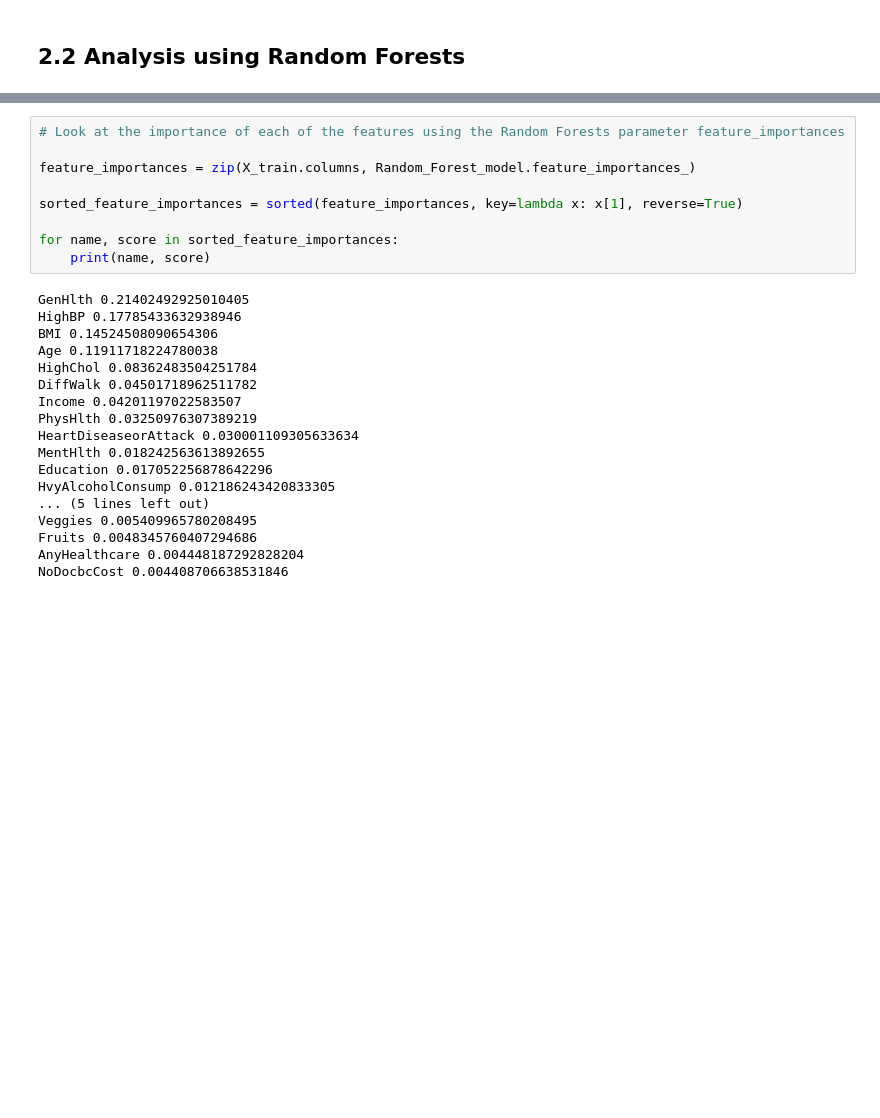
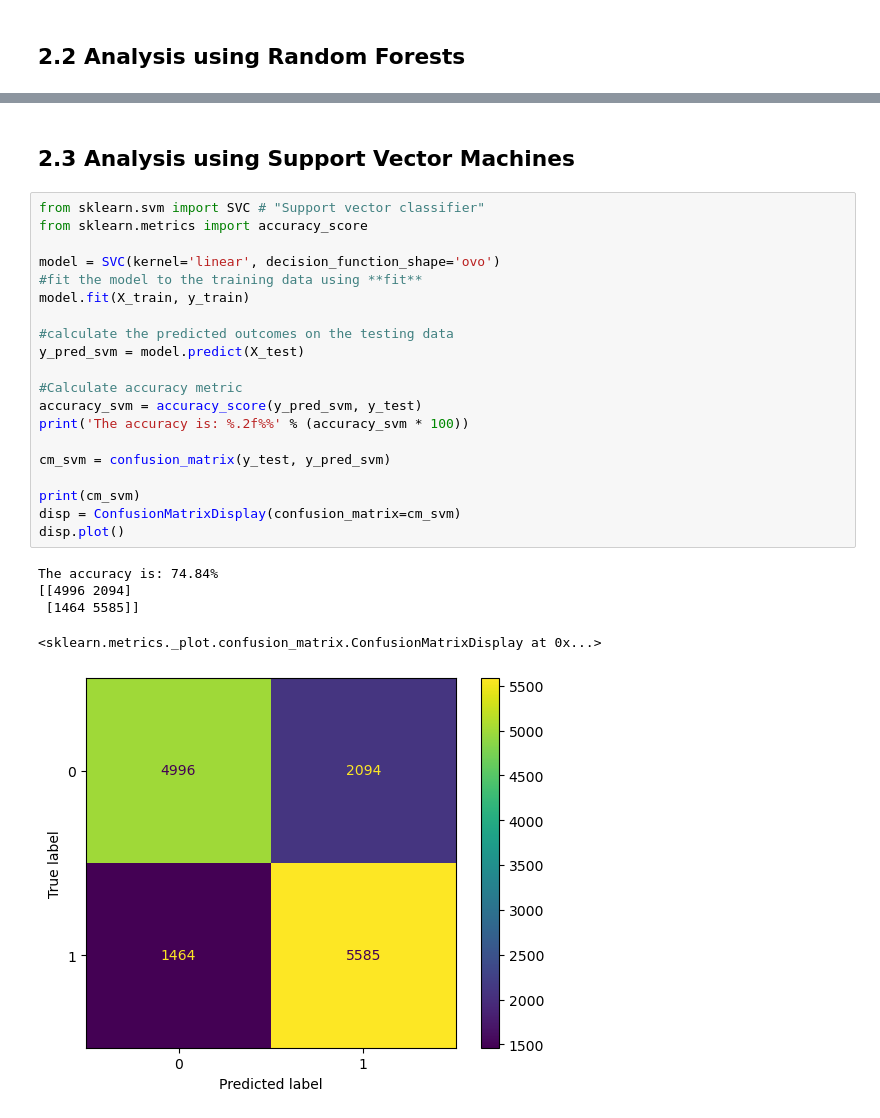
Before and after one commit to vitsiozo/DiabetesProject, a Jupyter notebook: Analysis.ipynb, the cells around one changed output, grey strips where cells are left out. Cells and saved outputs as stored; diff of their text form; blank space fills up the shorter version.

```diff
--- a/Analysis.ipynb
+++ b/Analysis.ipynb
@@ -176,27 +253,28 @@ The accuracy is: 75.11%
-# %%
-# Look at the importance of each of the features using the Random Forests parameter feature_importances
-
-feature_importances = zip(X_train.columns, Random_Forest_model.feature_importances_)
-
-sorted_feature_importances = sorted(feature_importances, key=lambda x: x[1], reverse=True)
-
-for name, score in sorted_feature_importances:
-    print(name, score)
-# %% [output]
-GenHlth 0.21402492925010405
-HighBP 0.17785433632938946
-BMI 0.14524508090654306
-Age 0.11911718224780038
-HighChol 0.08362483504251784
-DiffWalk 0.04501718962511782
-Income 0.04201197022583507
-PhysHlth 0.03250976307389219
-HeartDiseaseorAttack 0.030001109305633634
-MentHlth 0.018242563613892655
-Education 0.017052256878642296
-HvyAlcoholConsump 0.012186243420833305
-... (5 lines left out)
-Veggies 0.005409965780208495
-Fruits 0.0048345760407294686
-AnyHealthcare 0.004448187292828204
-NoDocbcCost 0.004408706638531846
+# %% [markdown]
+## 2.3 Analysis using Support Vector Machines
+# %%
+from sklearn.svm import SVC # "Support vector classifier"
+from sklearn.metrics import accuracy_score
+
+model = SVC(kernel='linear', decision_function_shape='ovo')
+#fit the model to the training data using **fit**
+model.fit(X_train, y_train)
+
+#calculate the predicted outcomes on the testing data
+y_pred_svm = model.predict(X_test)
+
+#Calculate accuracy metric
+accuracy_svm = accuracy_score(y_pred_svm, y_test)
+print('The accuracy is: %.2f%%' % (accuracy_svm * 100))
+
+cm_svm = confusion_matrix(y_test, y_pred_svm)
+
+print(cm_svm)
+disp = ConfusionMatrixDisplay(confusion_matrix=cm_svm)
+disp.plot()
+# %% [output]
+The accuracy is: 74.84%
+[[4996 2094]
+ [1464 5585]]
+<sklearn.metrics._plot.confusion_matrix.ConfusionMatrixDisplay at 0x...>
+[figure, added]
```
Also changed, not shown: parts of 7 cells of this notebook.
